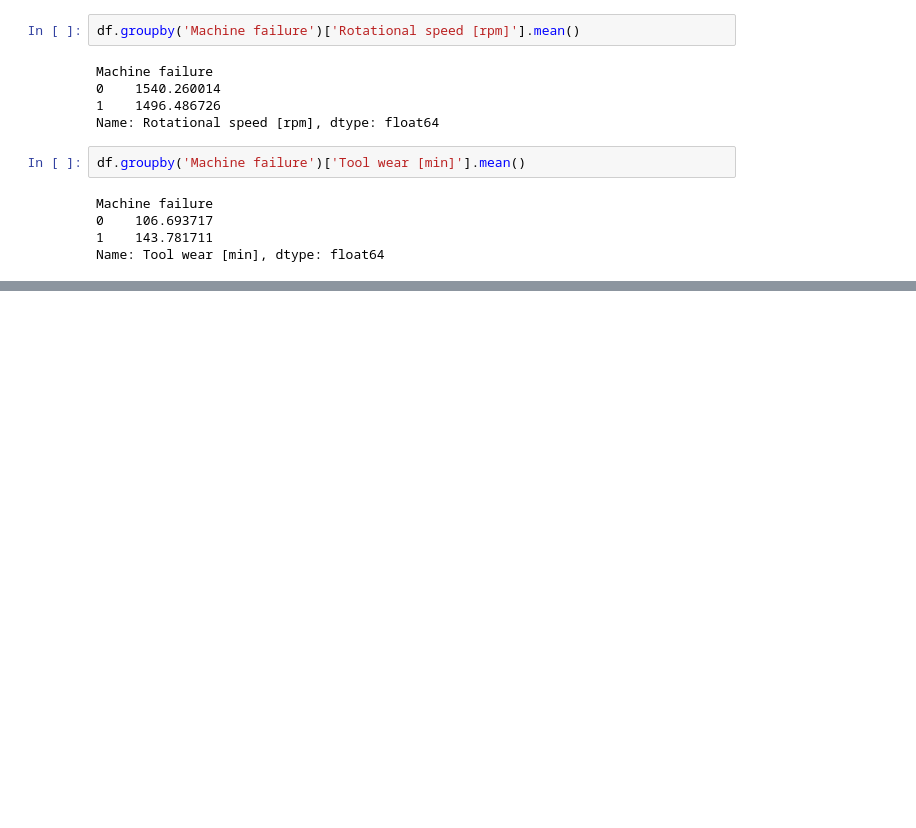
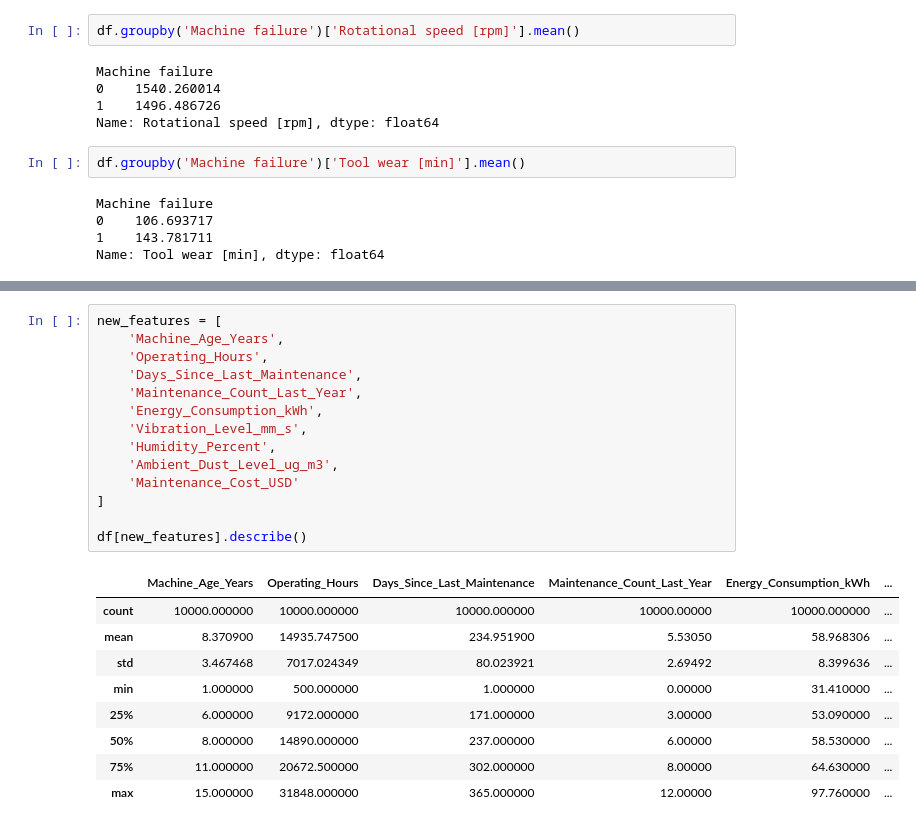
Before and after one commit to Raees-Kp/iot-predictive-maintenance, a Jupyter notebook: notebooks/eda.ipynb, the cells around one changed output, grey strips where cells are left out. Cells and saved outputs as stored; diff of their text form; blank space fills up the shorter version.

```diff
--- a/notebooks/eda.ipynb
+++ b/notebooks/eda.ipynb
@@ -164,0 +175,24 @@ plt.show()
+# %%
+new_features = [
+    'Machine_Age_Years',
+    'Operating_Hours',
+    'Days_Since_Last_Maintenance',
+    'Maintenance_Count_Last_Year',
+    'Energy_Consumption_kWh',
+    'Vibration_Level_mm_s',
+    'Humidity_Percent',
+    'Ambient_Dust_Level_ug_m3',
+    'Maintenance_Cost_USD'
+]
+
+df[new_features].describe()
+# %% [output]
+|  | Machine_Age_Years | Operating_Hours | Days_Since_Last_Maintenance | Maintenance_Count_Last_Year | Energy_Consumption_kWh | ... |
+| count | 10000.000000 | 10000.000000 | 10000.000000 | 10000.00000 | 10000.000000 | ... |
+| mean | 8.370900 | 14935.747500 | 234.951900 | 5.53050 | 58.968306 | ... |
+| std | 3.467468 | 7017.024349 | 80.023921 | 2.69492 | 8.399636 | ... |
+| min | 1.000000 | 500.000000 | 1.000000 | 0.00000 | 31.410000 | ... |
+| 25% | 6.000000 | 9172.000000 | 171.000000 | 3.00000 | 53.090000 | ... |
+| 50% | 8.000000 | 14890.000000 | 237.000000 | 6.00000 | 58.530000 | ... |
+| 75% | 11.000000 | 20672.500000 | 302.000000 | 8.00000 | 64.630000 | ... |
+| max | 15.000000 | 31848.000000 | 365.000000 | 12.00000 | 97.760000 | ... |
```
Also changed, not shown: parts of 24 cells of this notebook, 1 other file.
